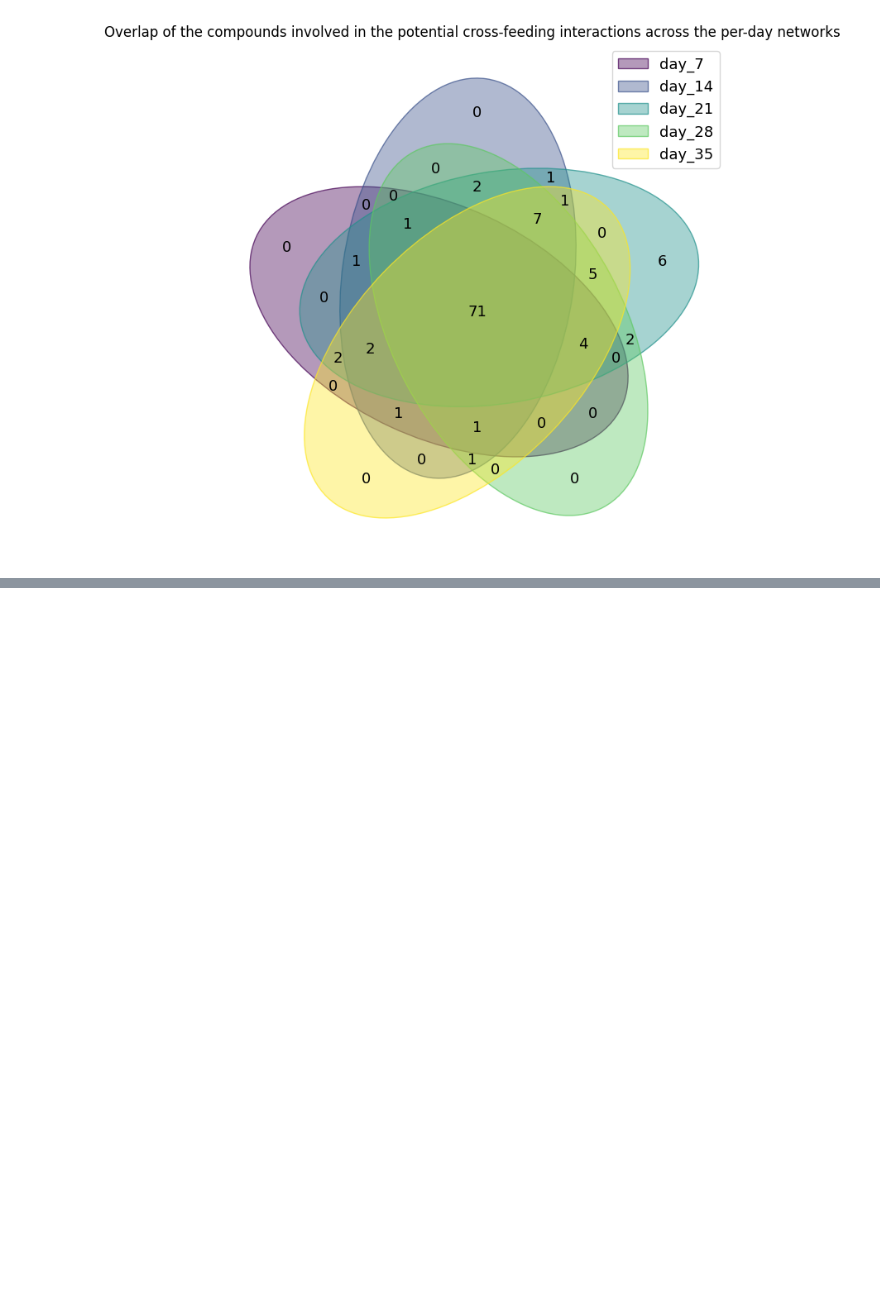
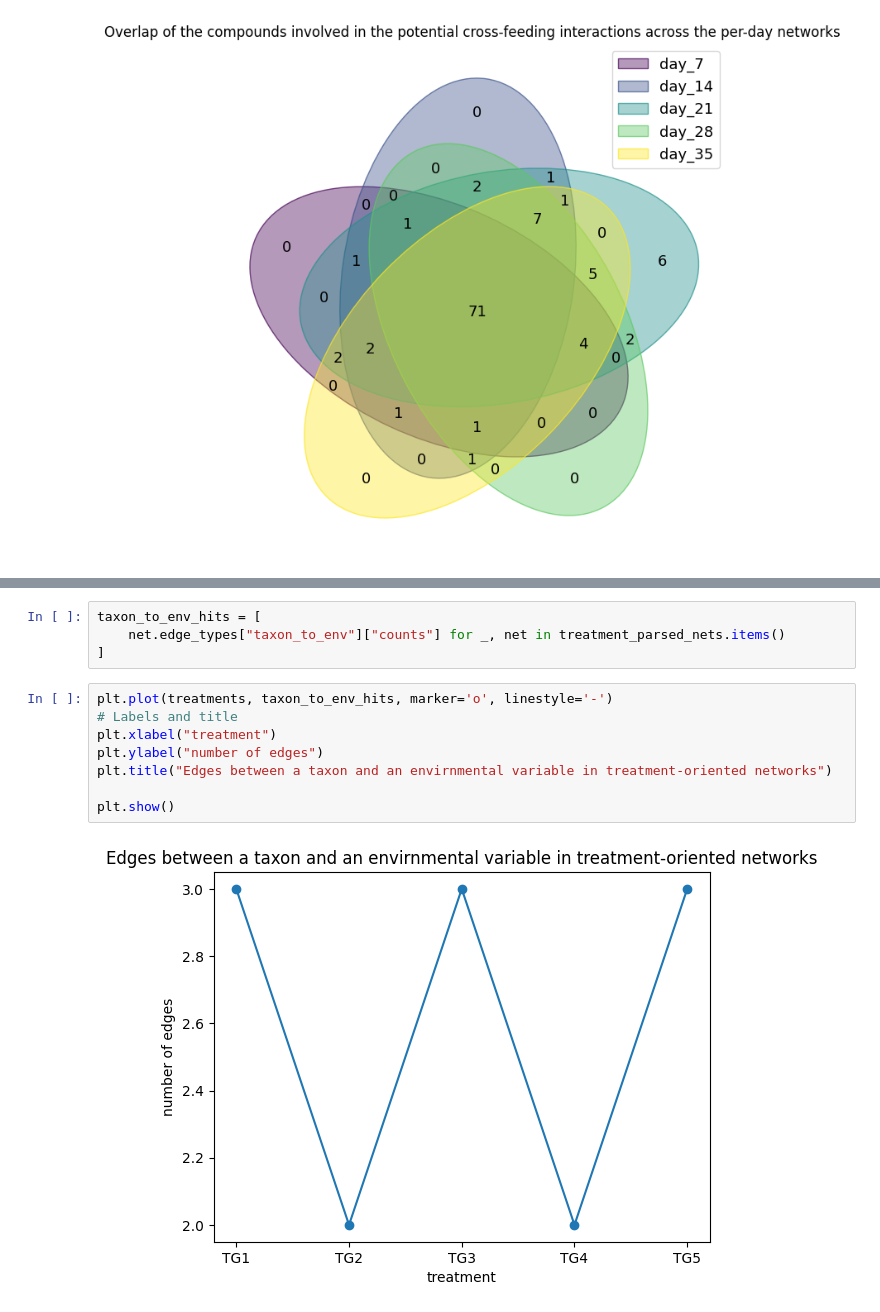
Before and after one commit to hariszaf/AMAC005_chicken_salmonella, a Jupyter notebook: microbetag_analysis/per_day_cx_stats.ipynb, the cells around one changed output, grey strips where cells are left out. Saved outputs shown, nothing was run; the diff lists cells and outputs as text; blank space fills up the shorter version.

```diff
--- a/microbetag_analysis/per_day_cx_stats.ipynb
+++ b/microbetag_analysis/per_day_cx_stats.ipynb
@@ -355,0 +437,14 @@ plt.show()
+# %%
+taxon_to_env_hits = [
+    net.edge_types["taxon_to_env"]["counts"] for _, net in treatment_parsed_nets.items()
+]
+# %%
+plt.plot(treatments, taxon_to_env_hits, marker='o', linestyle='-')
+# Labels and title
+plt.xlabel("treatment")
+plt.ylabel("number of edges")
+plt.title("Edges between a taxon and an envirnmental variable in treatment-oriented networks")
+
+plt.show()
+# %% [output]
+[figure, added]
```
Also changed, not shown: parts of 62 cells of this notebook, 26 other files.
